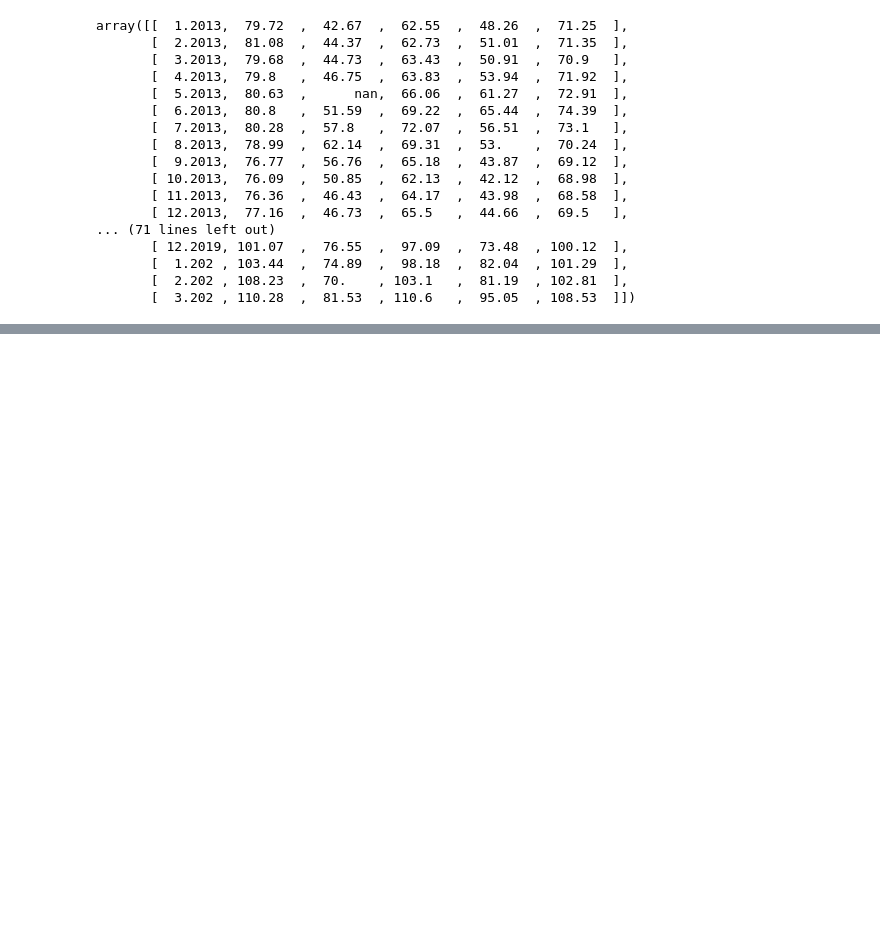
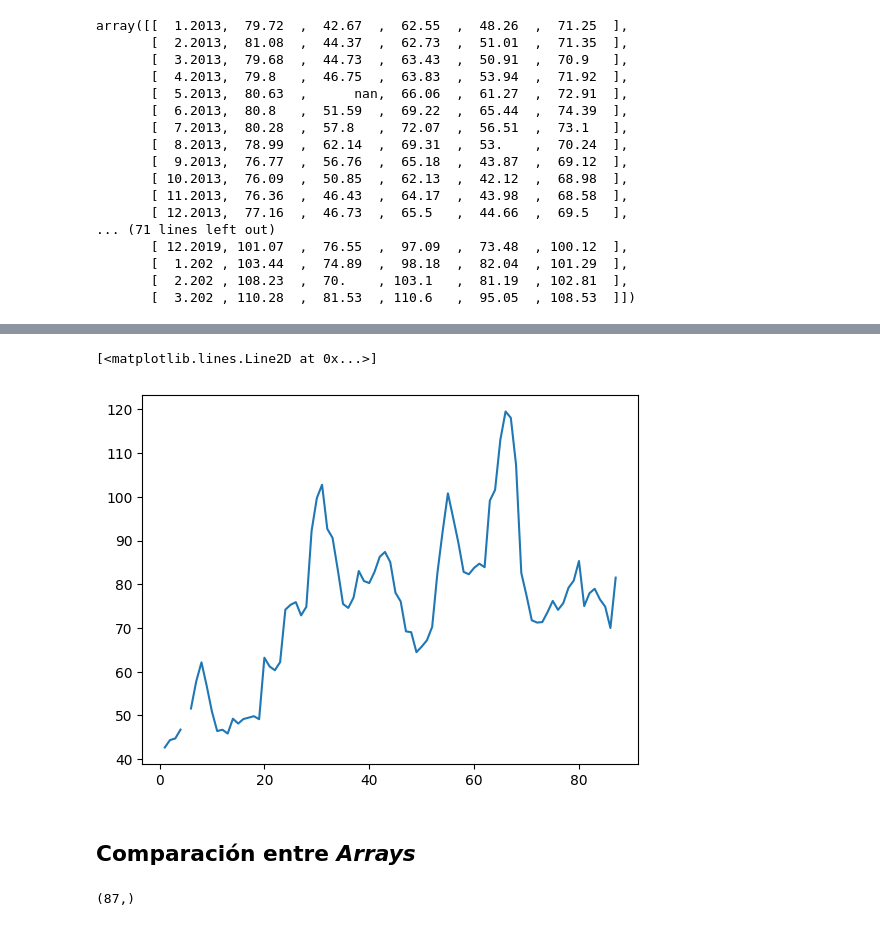
Before and after one commit to jbcodedev/py-numpy, a Jupyter notebook: Numpy.ipynb, the cells around one changed output, grey strips where cells are left out. Drawn from its saved outputs; the diff is of its cells as text; code cells hidden in the pictures; blank space fills up the shorter version.

```diff
--- a/Numpy.ipynb
+++ b/Numpy.ipynb
@@ -57,0 +131,19 @@ datos_transpuestos = datos.T
+# %%
+# Creando variables con el nombre de las ciudades y almacenando sus precios
+Moscu = precios[:,0]
+Kaliningrado = precios[:,1]
+Petersburgo = precios[:,2]
+Krasnodar = precios[:,3]
+Ekaterimburgo = precios[:,4]
+# %%
+# Mostrando datos de la grafica que representa los precios de las manzanas en Kaliningrado
+plt.plot(fechas,Kaliningrado)
+# %% [output]
+[<matplotlib.lines.Line2D at 0x...>]
+[figure, added]
+# %% [markdown]
+## Comparación entre *Arrays*
+# %%
+Moscu.shape
+# %% [output]
+(87,)
```
Also changed, not shown: parts of 23 cells of this notebook.
